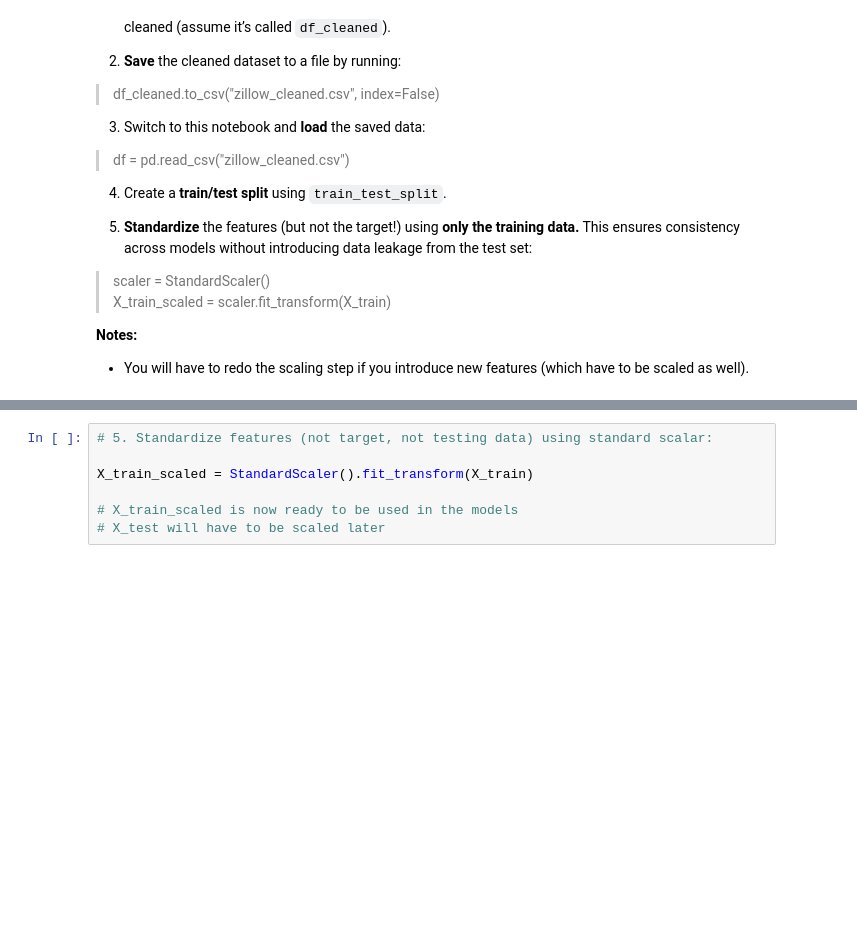
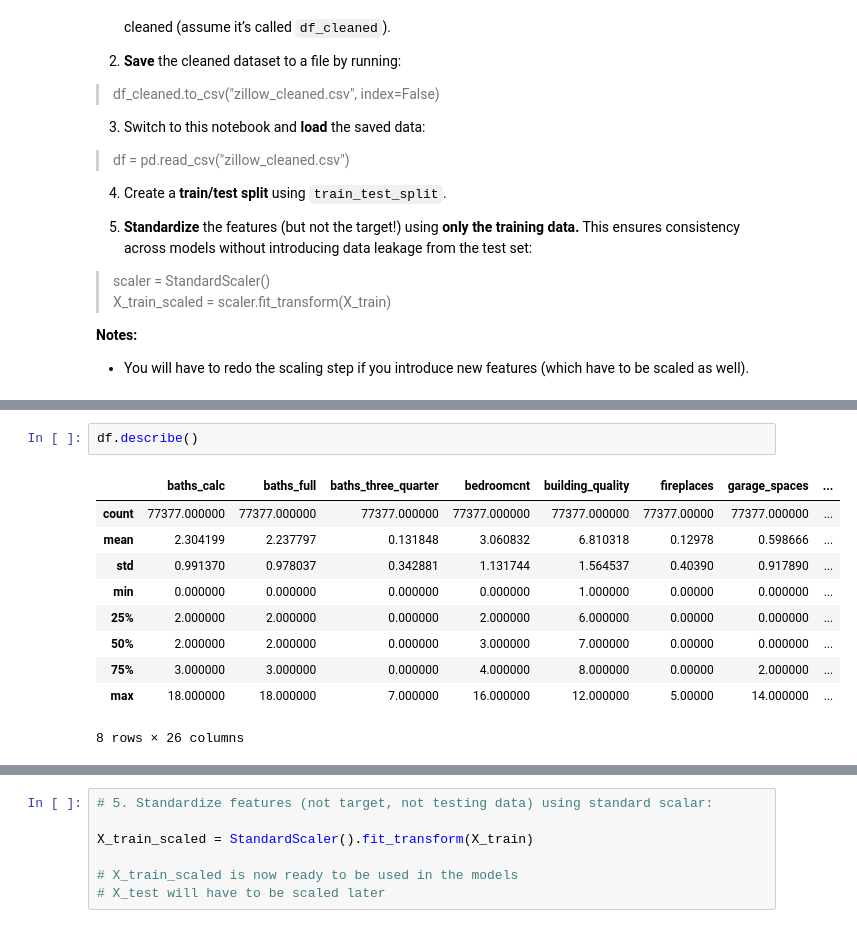
Before and after one commit to kumargaurav-bu-edu/bu_shared_projects, a Jupyter notebook: milestone_2/Milestone_02.ipynb, the cells around one changed output, grey strips where cells are left out. Drawn from its saved outputs; the diff is of its cells as text; blank space fills up the shorter version.

```diff
--- a/milestone_2/Milestone_02.ipynb
+++ b/milestone_2/Milestone_02.ipynb
@@ -123 +123,14 @@ df.head()
 5 rows × 26 columns
+# %%
+df.describe()
+# %% [output]
+|  | baths_calc | baths_full | baths_three_quarter | bedroomcnt | building_quality | fireplaces | garage_spaces | ... |
+| count | 77377.000000 | 77377.000000 | 77377.000000 | 77377.000000 | 77377.000000 | 77377.00000 | 77377.000000 | ... |
+| mean | 2.304199 | 2.237797 | 0.131848 | 3.060832 | 6.810318 | 0.12978 | 0.598666 | ... |
+| std | 0.991370 | 0.978037 | 0.342881 | 1.131744 | 1.564537 | 0.40390 | 0.917890 | ... |
+| min | 0.000000 | 0.000000 | 0.000000 | 0.000000 | 1.000000 | 0.00000 | 0.000000 | ... |
+| 25% | 2.000000 | 2.000000 | 0.000000 | 2.000000 | 6.000000 | 0.00000 | 0.000000 | ... |
+| 50% | 2.000000 | 2.000000 | 0.000000 | 3.000000 | 7.000000 | 0.00000 | 0.000000 | ... |
+| 75% | 3.000000 | 3.000000 | 0.000000 | 4.000000 | 8.000000 | 0.00000 | 2.000000 | ... |
+| max | 18.000000 | 18.000000 | 7.000000 | 16.000000 | 12.000000 | 5.00000 | 14.000000 | ... |
+8 rows × 26 columns
```
Also changed, not shown: parts of 11 cells of this notebook.
